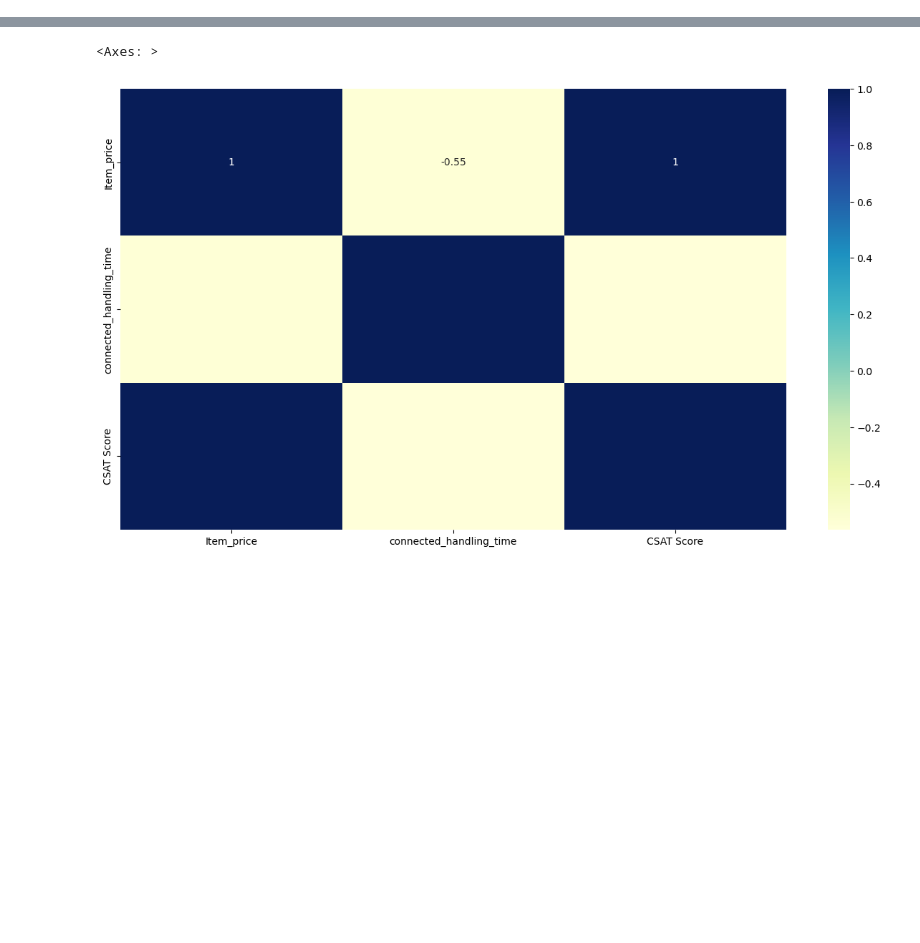
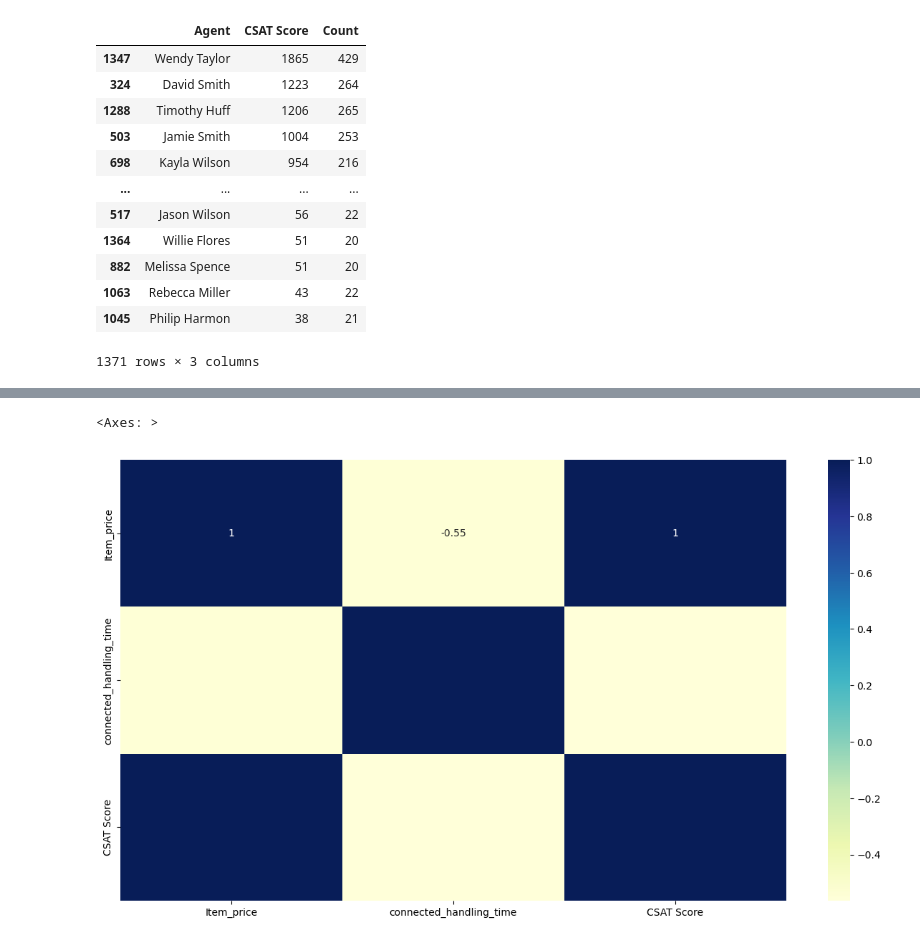
Before and after one commit to MaukanMir/Customer-Support-Classifer, a Jupyter notebook: training.ipynb, the cells around one changed output, grey strips where cells are left out. Saved outputs shown, nothing was run; the diff lists cells and outputs as text; code cells hidden in the pictures; blank space fills up the shorter version.

```diff
--- a/training.ipynb
+++ b/training.ipynb
@@ -85,0 +90,18 @@ negative_count = total_surveys - positive_count
+# %%
+csat_summary = df.groupby('Agent_name')['CSAT Score'].agg(['sum', 'count']).reset_index()
+csat_summary.columns = ["Agent", "CSAT Score", "Count"]
+csat_summary.sort_values("CSAT Score")[::-1]
+# %% [output]
+|  | Agent | CSAT Score | Count |
+| 1347 | Wendy Taylor | 1865 | 429 |
+| 324 | David Smith | 1223 | 264 |
+| 1288 | Timothy Huff | 1206 | 265 |
+| 503 | Jamie Smith | 1004 | 253 |
+| 698 | Kayla Wilson | 954 | 216 |
+| ... | ... | ... | ... |
+| 517 | Jason Wilson | 56 | 22 |
+| 1364 | Willie Flores | 51 | 20 |
+| 882 | Melissa Spence | 51 | 20 |
+| 1063 | Rebecca Miller | 43 | 22 |
+| 1045 | Philip Harmon | 38 | 21 |
+1371 rows × 3 columns
```
Also changed, not shown: parts of 3 cells of this notebook.
